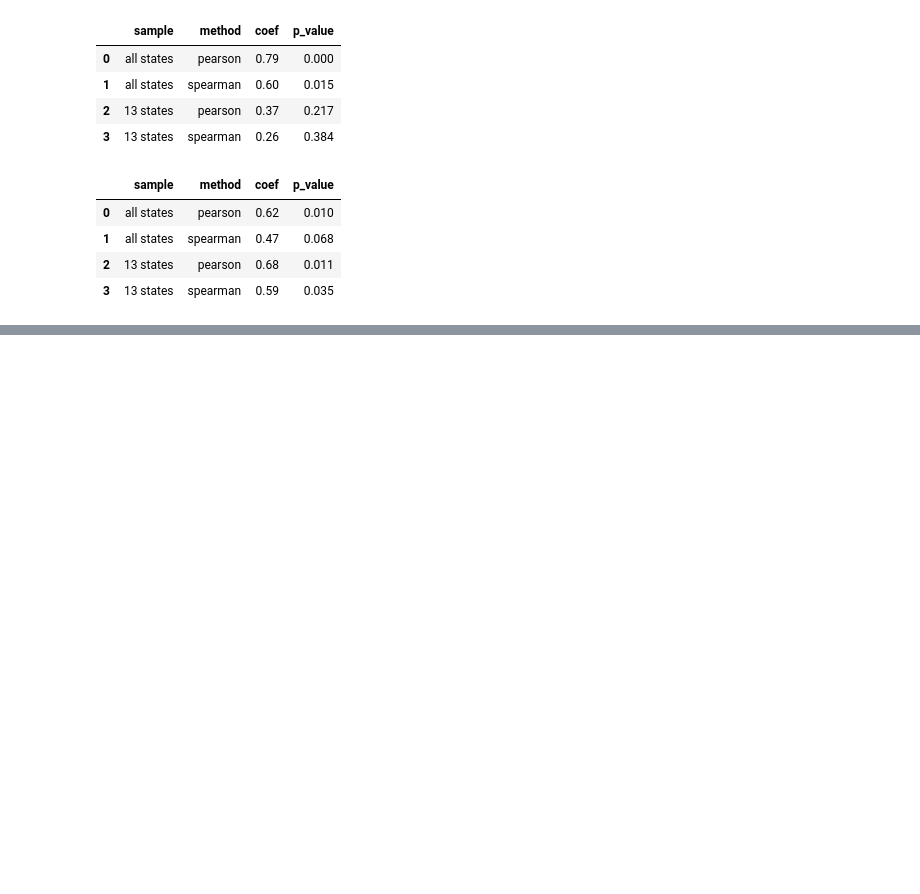
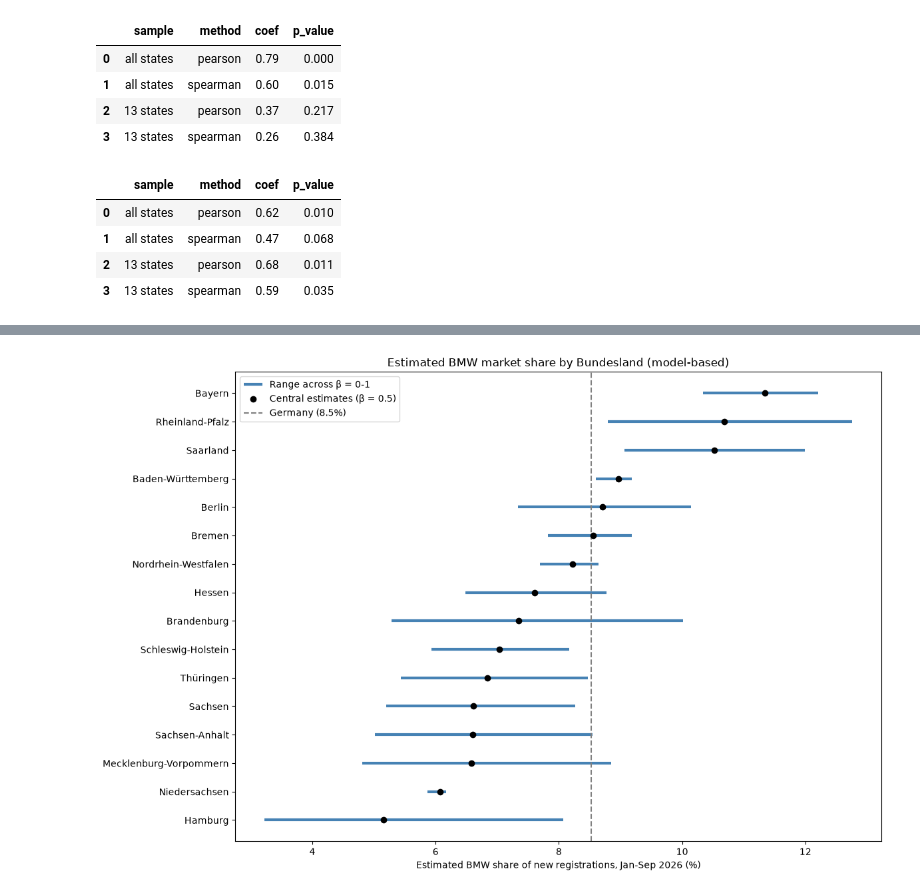
Before and after one commit to cankale/bmw-electric-vehicle-market-analysis, a Jupyter notebook: src/03_regional_analysis.ipynb, the cells around one changed output, grey strips where cells are left out. Saved outputs shown, nothing was run; the diff lists cells and outputs as text; code cells hidden in the pictures; blank space fills up the shorter version.

Commit message:
feat: add model-based regional BMW registration estimate

```diff
--- a/src/03_regional_analysis.ipynb
+++ b/src/03_regional_analysis.ipynb
@@ -505,0 +603,22 @@ display(
+# %%
+i = model_input[model_input['bundesland'] == 'Sonstige']
+
+bmw_results = model_input[model_input['bundesland'] != 'Sonstige'].copy()
+
+bmw_results['est_low'] = bmw_results[est_cols].min(axis=1)
+bmw_results['est_high'] = bmw_results[est_cols].max(axis=1)
+bmw_results['est_central'] = bmw_results['bmw_est_beta_0.5']
+# %%
+bmw_results['share_est_low'] = bmw_results['est_low'] / bmw_results['new_regs'] * 100
+bmw_results['share_est_high'] = bmw_results['est_high'] / bmw_results['new_regs'] * 100
+bmw_results['share_est_central'] = bmw_results['est_central'] / bmw_results['new_regs'] * 100
+
+result_cols = ['bundesland', 'new_regs', 'est_low', 'est_central', 'est_high',
+               'share_est_low', 'share_est_central', 'share_est_high']
+
+display(
+    bmw_results[result_cols]
+    .sort_values('est_central', ascending=False)
+    .round({'est_low': 0, 'est_central': 0, 'est_high': 0,
+            'share_est_low': 1,'share_est_central': 1, 'share_est_high': 1 })
+)
@@ -505,0 +643,25 @@ display(
+# %%
+plot_data = bmw_results.sort_values('share_est_central').reset_index(drop=True)
+y = range(len(plot_data))
+
+fig, ax = plt.subplots(figsize=(12,8))
+
+ax.hlines(y, plot_data['share_est_low'], plot_data['share_est_high'],
+          color='steelblue', linewidth=3, label='Range across β = 0-1')
+ax.scatter(plot_data['share_est_central'], y,
+           color='black', zorder=3, label='Central estimates (β = 0.5)')
+
+bmw_national_share = bmw_national / model_input['new_regs'].sum() * 100
+ax.axvline(bmw_national_share, linestyle='--', color='grey',
+           label=f'Germany ({bmw_national_share:.1f}%)')
+ax.set_yticks(y)
+ax.set_yticklabels(plot_data['bundesland'])
+ax.set_xlabel('Estimated BMW share of new registrations, Jan-Sep 2026 (%)')
+ax.set_title('Estimated BMW market share by Bundesland (model-based)')
+ax.legend()
+
+plt.tight_layout()
+fig.savefig('../reports/figures/bmw_estimated_share_by_state.png', dpi=150, bbox_inches='tight')
+plt.show()
+# %% [output]
+[figure, added]
```
Also changed, not shown: parts of 8 cells of this notebook, 3 other files.
